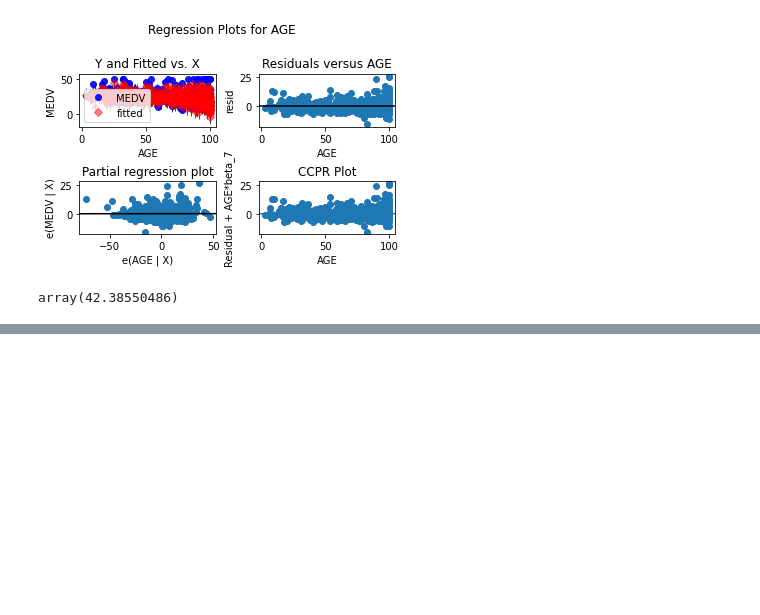
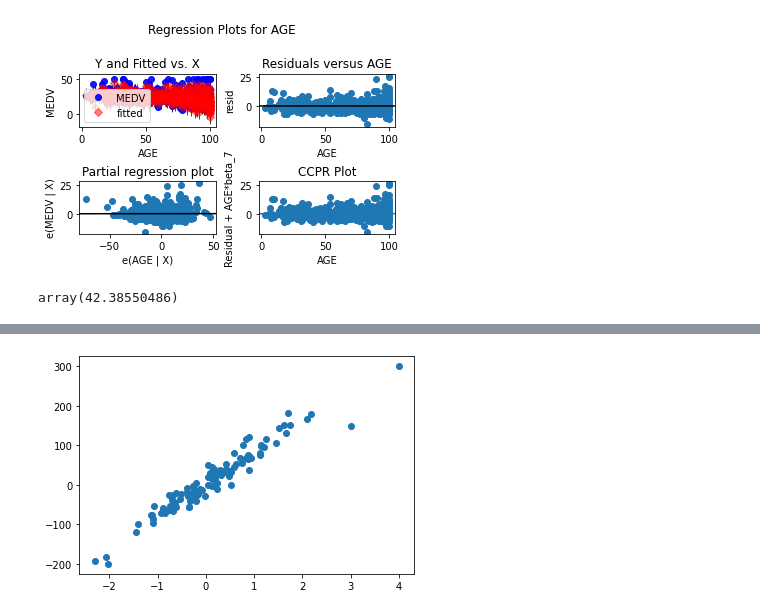
Before and after one commit to chi-hun/datascienceschool, a Jupyter notebook: datascienceschool.ipynb, the cells around one changed output, grey strips where cells are left out. Saved outputs shown, nothing was run; the diff lists cells and outputs as text; code cells hidden in the pictures; blank space fills up the shorter version.

```diff
--- a/datascienceschool.ipynb
+++ b/datascienceschool.ipynb
@@ -1277,0 +1288,6 @@ dfX2
+# %%
+dfx = sm.add_constant(pd.DataFrame(X0))
+dfy = pd.DataFrame(y)
+model= sm.OLS(dfy,dfx)
+result = model.fit()
+print(result.params)
@@ -1277,0 +1339,14 @@ dfX2
+# %%
+from sklearn.datasets import make_regression
+import numpy as np
+import matplotlib.pyplot as plt
+X0, y, coef = make_regression(n_samples=100, n_features=1, noise=20, coef=True, random_state=1  )
+data_100 = (4, 300)
+data_101 = (3, 150)
+X0 = np.vstack([X0, np.array([data_100[:1], data_101[:1]])])
+X = sm.add_constant(X0)
+y = np.hstack([y, [data_100[1], data_101[1]]])
+plt.scatter(X0, y)
+plt.show()
+# %% [output]
+[figure, added]
```
Also changed, not shown: parts of 8 cells of this notebook.
